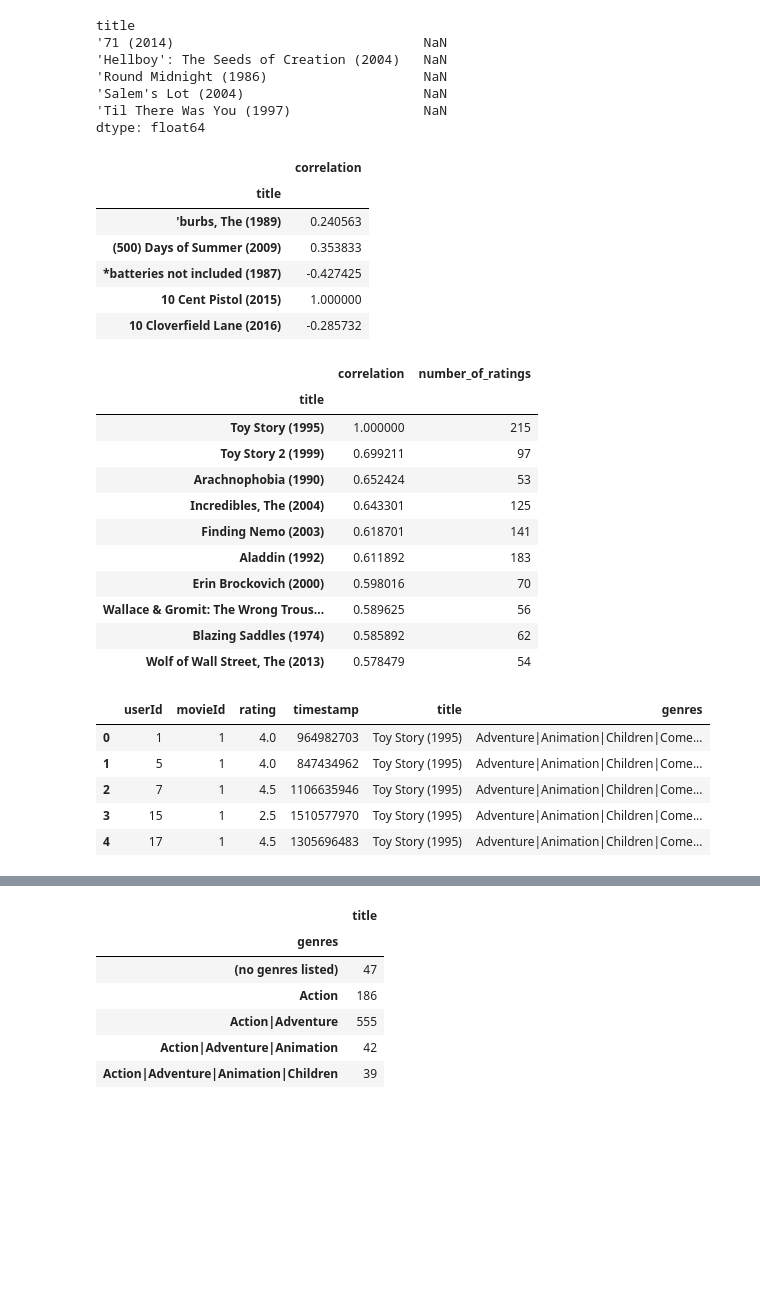
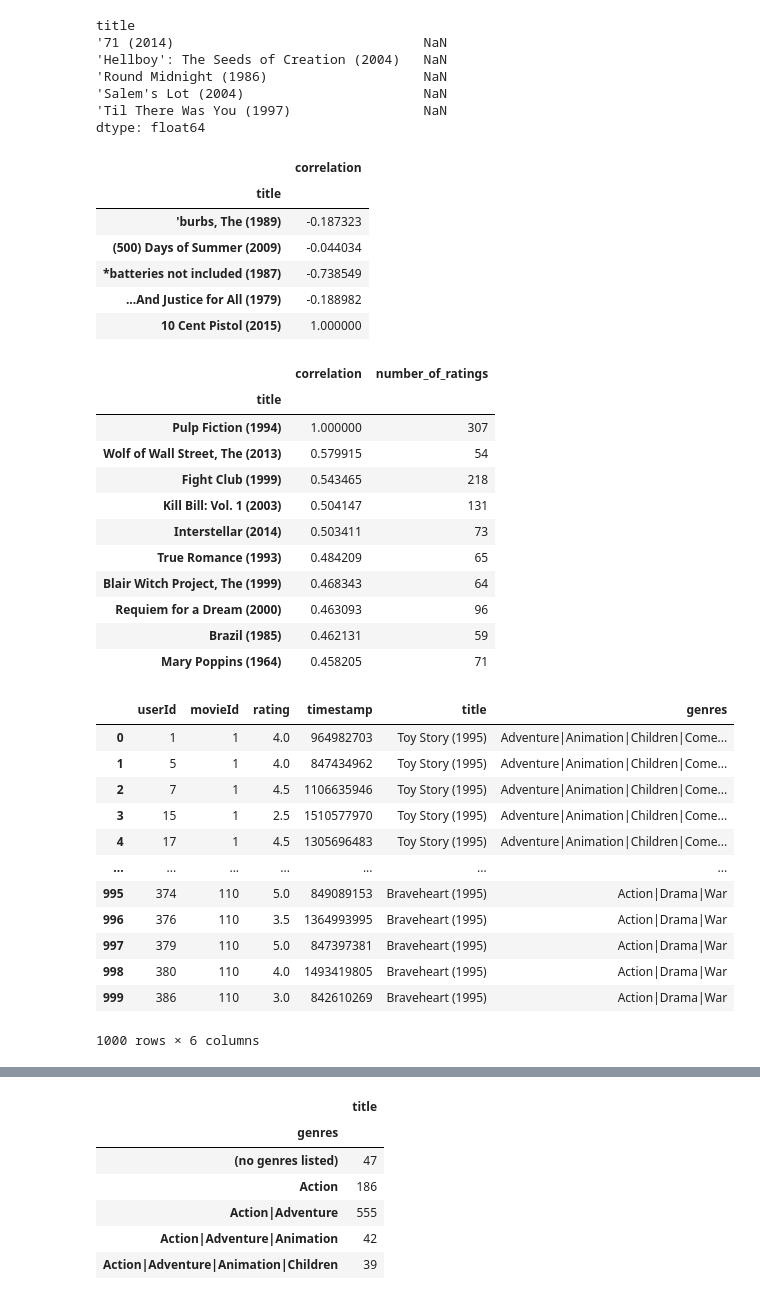
Before and after one commit to merxus17/Data-Science-Project, a Jupyter notebook: Data Science/updated_recomendation_system-Copy1.ipynb, the cells around one changed output, grey strips where cells are left out. Drawn from its saved outputs; the diff is of its cells as text; code cells hidden in the pictures; blank space fills up the shorter version.

```diff
--- a/Data Science/updated_recomendation_system-Copy1.ipynb
+++ b/Data Science/updated_recomendation_system-Copy1.ipynb
@@ -142,42 +153,49 @@ title
 'Til There Was You (1997)                 NaN
 dtype: float64
 # %%
-corr_AFO = pd.DataFrame(correlationToyStory, columns=['correlation'])
-corr_AFO.dropna(inplace=True)
-corr_AFO.head()
+corr_Toy = pd.DataFrame(correlationToyStory, columns=['correlation'])
+corr_Toy.dropna(inplace=True)
+corr_Toy.head()
 # %% [output]
 |  | correlation |
 | title |  |
-| 'burbs, The (1989) | 0.240563 |
-| (500) Days of Summer (2009) | 0.353833 |
-| *batteries not included (1987) | -0.427425 |
+| 'burbs, The (1989) | -0.187323 |
+| (500) Days of Summer (2009) | -0.044034 |
+| *batteries not included (1987) | -0.738549 |
+| ...And Justice for All (1979) | -0.188982 |
 | 10 Cent Pistol (2015) | 1.000000 |
-| 10 Cloverfield Lane (2016) | -0.285732 |
 # %%
-corr_AFO = corr_AFO.join(ratings['number_of_ratings'])
-corr_AFO .head()
-corr_AFO[corr_AFO['number_of_ratings'] > 50].sort_values(by='correlation', ascending=False).head(10)
+corr_Toy = corr_Toy.join(ratings['number_of_ratings'])
+corr_Toy.head()
+corr_Toy[corr_Toy['number_of_ratings'] > 50].sort_values(by='correlation', ascending=False).head(10)
 # %% [output]
 |  | correlation | number_of_ratings |
 | title |  |  |
-| Toy Story (1995) | 1.000000 | 215 |
-| Toy Story 2 (1999) | 0.699211 | 97 |
-| Arachnophobia (1990) | 0.652424 | 53 |
-| Incredibles, The (2004) | 0.643301 | 125 |
-| Finding Nemo (2003) | 0.618701 | 141 |
-| Aladdin (1992) | 0.611892 | 183 |
-| Erin Brockovich (2000) | 0.598016 | 70 |
-| Wallace & Gromit: The Wrong Trous... | 0.589625 | 56 |
-| Blazing Saddles (1974) | 0.585892 | 62 |
-| Wolf of Wall Street, The (2013) | 0.578479 | 54 |
+| Pulp Fiction (1994) | 1.000000 | 307 |
+| Wolf of Wall Street, The (2013) | 0.579915 | 54 |
+| Fight Club (1999) | 0.543465 | 218 |
+| Kill Bill: Vol. 1 (2003) | 0.504147 | 131 |
+| Interstellar (2014) | 0.503411 | 73 |
+| True Romance (1993) | 0.484209 | 65 |
+| Blair Witch Project, The (1999) | 0.468343 | 64 |
+| Requiem for a Dream (2000) | 0.463093 | 96 |
+| Brazil (1985) | 0.462131 | 59 |
+| Mary Poppins (1964) | 0.458205 | 71 |
 # %%
 #Usando generos para melhorar sugestão
 # %%
-ratingsCsv.head()
+ratingsCsv.head(1000)
 # %% [output]
 |  | userId | movieId | rating | timestamp | title | genres |
 | 0 | 1 | 1 | 4.0 | 964982703 | Toy Story (1995) | Adventure|Animation|Children|Come... |
 | 1 | 5 | 1 | 4.0 | 847434962 | Toy Story (1995) | Adventure|Animation|Children|Come... |
 | 2 | 7 | 1 | 4.5 | 1106635946 | Toy Story (1995) | Adventure|Animation|Children|Come... |
 | 3 | 15 | 1 | 2.5 | 1510577970 | Toy Story (1995) | Adventure|Animation|Children|Come... |
 | 4 | 17 | 1 | 4.5 | 1305696483 | Toy Story (1995) | Adventure|Animation|Children|Come... |
+| ... | ... | ... | ... | ... | ... | ... |
+| 995 | 374 | 110 | 5.0 | 849089153 | Braveheart (1995) | Action|Drama|War |
+| 996 | 376 | 110 | 3.5 | 1364993995 | Braveheart (1995) | Action|Drama|War |
+| 997 | 379 | 110 | 5.0 | 847397381 | Braveheart (1995) | Action|Drama|War |
+| 998 | 380 | 110 | 4.0 | 1493419805 | Braveheart (1995) | Action|Drama|War |
+| 999 | 386 | 110 | 3.0 | 842610269 | Braveheart (1995) | Action|Drama|War |
+1000 rows × 6 columns
```
Also changed, not shown: parts of 18 cells of this notebook.
